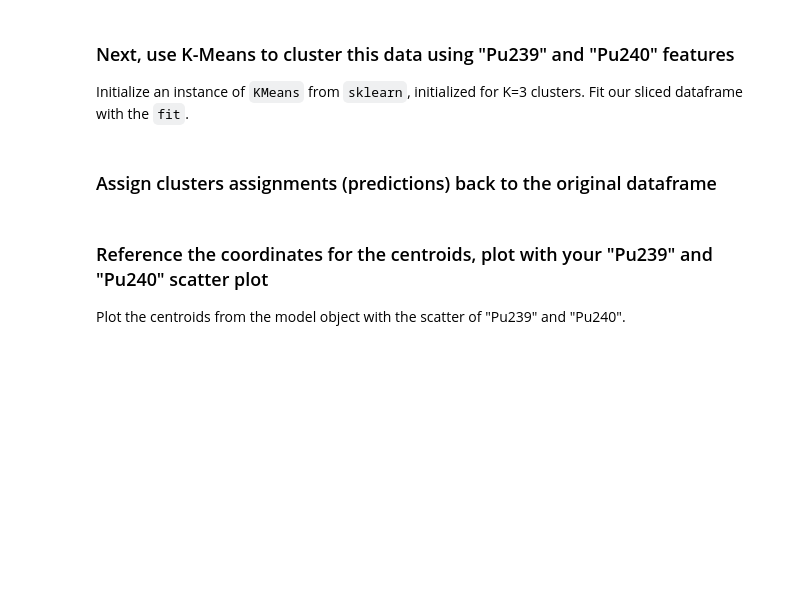
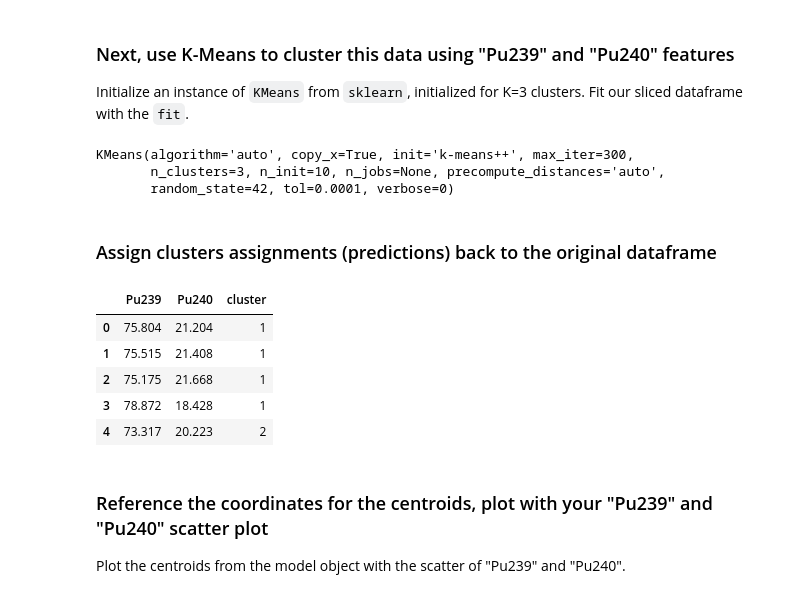
Before and after one commit to ersingt/GA, a Jupyter notebook: labs/8.01-lab-isotopes-master/lab-kmeans-isotopes.ipynb, the cells around one changed output. Saved outputs shown, nothing was run; the diff lists cells and outputs as text; code cells hidden in the pictures; blank space fills up the shorter version.

```diff
--- a/labs/8.01-lab-isotopes-master/lab-kmeans-isotopes.ipynb
+++ b/labs/8.01-lab-isotopes-master/lab-kmeans-isotopes.ipynb
@@ -43,0 +42,5 @@ df.head()
+# %%
+# A:
+# Drop to make df:
+
+df = df.drop(columns=['Pu238', 'Pu241','Unnamed: 0'])
@@ -49,2 +65,16 @@ Initialize an instance of `KMeans` from `sklearn`, initialized for K=3 clusters.
+# %%
+# Setup x--will come back for the sc:
+
+X = df
+sc = StandardScaler()
+
+# Instantiate K-means:
+
+km = KMeans(n_clusters=3, random_state=42)
+km.fit(X)
+# %% [output]
+KMeans(algorithm='auto', copy_x=True, init='k-means++', max_iter=300,
+       n_clusters=3, n_init=10, n_jobs=None, precompute_distances='auto',
+       random_state=42, tol=0.0001, verbose=0)
 # %% [markdown]
 ### Assign clusters assignments (predictions) back to the original dataframe
@@ -53,3 +81,15 @@ Initialize an instance of `KMeans` from `sklearn`, initialized for K=3 clusters.
+# %%
+# A:
+km.predict(X)
+df['cluster'] = km.labels_
+df.head()
+# %% [output]
+|  | Pu239 | Pu240 | cluster |
+| 0 | 75.804 | 21.204 | 1 |
+| 1 | 75.515 | 21.408 | 1 |
+| 2 | 75.175 | 21.668 | 1 |
+| 3 | 78.872 | 18.428 | 1 |
+| 4 | 73.317 | 20.223 | 2 |
 # %% [markdown]
 ### Reference the coordinates for the centroids, plot with your "Pu239" and "Pu240" scatter plot
 Plot the centroids from the model object with the scatter of "Pu239" and "Pu240".
```
Also changed, not shown: parts of 19 cells of this notebook.
